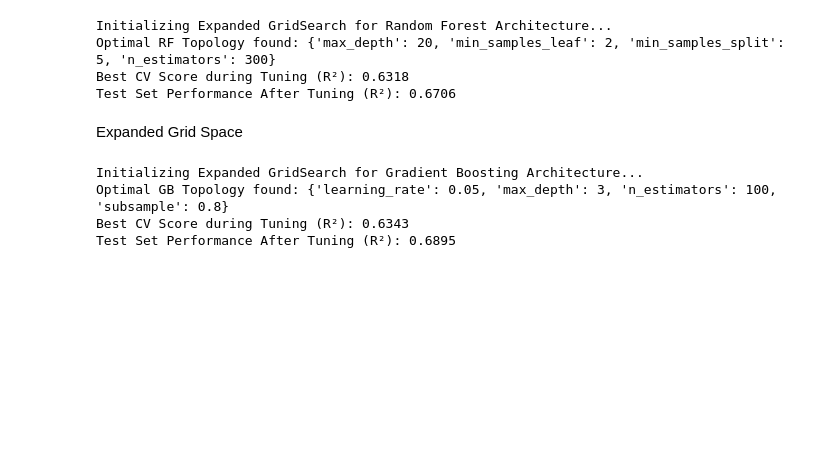
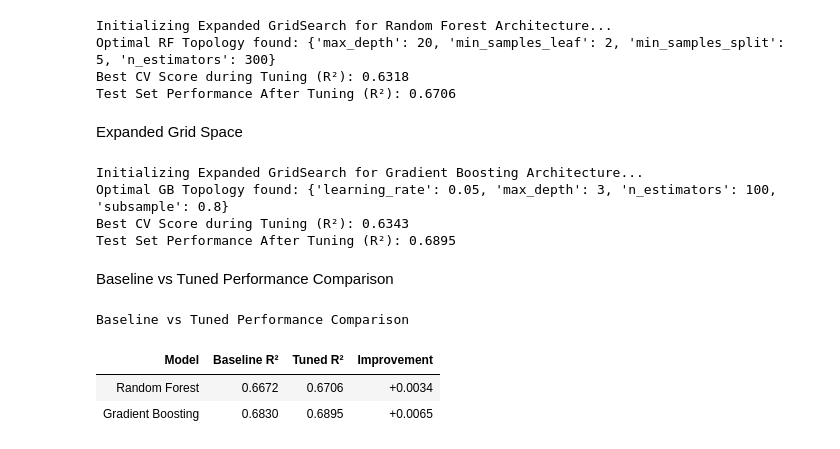
Before and after one commit to Reshma925/Vectora, a Jupyter notebook: Regression Track A/Regression.ipynb, the cells around one changed output. Saved outputs shown, nothing was run; the diff lists cells and outputs as text; code cells hidden in the pictures; blank space fills up the shorter version.

Commit message:
Added performance comparison

```diff
--- a/Regression Track A/Regression.ipynb
+++ b/Regression Track A/Regression.ipynb
@@ -695,3 +695,23 @@ Initializing Expanded GridSearch for Gradient Boosting Architecture...
 Optimal GB Topology found: {'learning_rate': 0.05, 'max_depth': 3, 'n_estimators': 100, 'subsample': 0.8}
 Best CV Score during Tuning (R²): 0.6343
 Test Set Performance After Tuning (R²): 0.6895
+# %% [markdown]
+Baseline vs Tuned Performance Comparison
+# %%
+baseline_rf_r2 = results_df[results_df['Model'] == 'Random Forest']['R²'].values[0]
+baseline_gb_r2 = results_df[results_df['Model'] == 'Gradient Boosting']['R²'].values[0]
+
+comparison_data = {
+    'Model': ['Random Forest', 'Gradient Boosting'],
+    'Baseline R²': [baseline_rf_r2, baseline_gb_r2],
+    'Tuned R²': [r2_score(y_test, tuned_rf_pred), r2_score(y_test, tuned_gb_pred)]
+}
+comparison_df = pd.DataFrame(comparison_data)
+comparison_df['Improvement'] = comparison_df['Tuned R²'] - comparison_df['Baseline R²']
+
+display(comparison_df.style.set_caption("Baseline vs Tuned Performance Comparison").background_gradient(cmap='Blues', subset=['Improvement']).format({'Baseline R²': '{:.4f}', 'Tuned R²': '{:.4f}', 'Improvement': '+{:.4f}'}).hide(axis="index"))
+# %% [output]
+Baseline vs Tuned Performance Comparison
+| Model | Baseline R² | Tuned R² | Improvement |
+| Random Forest | 0.6672 | 0.6706 | +0.0034 |
+| Gradient Boosting | 0.6830 | 0.6895 | +0.0065 |
```
